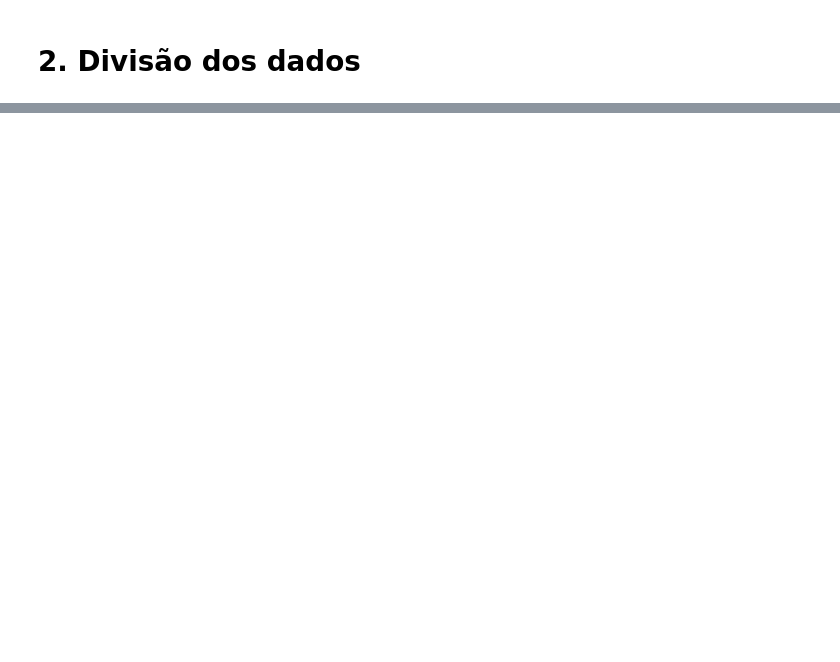
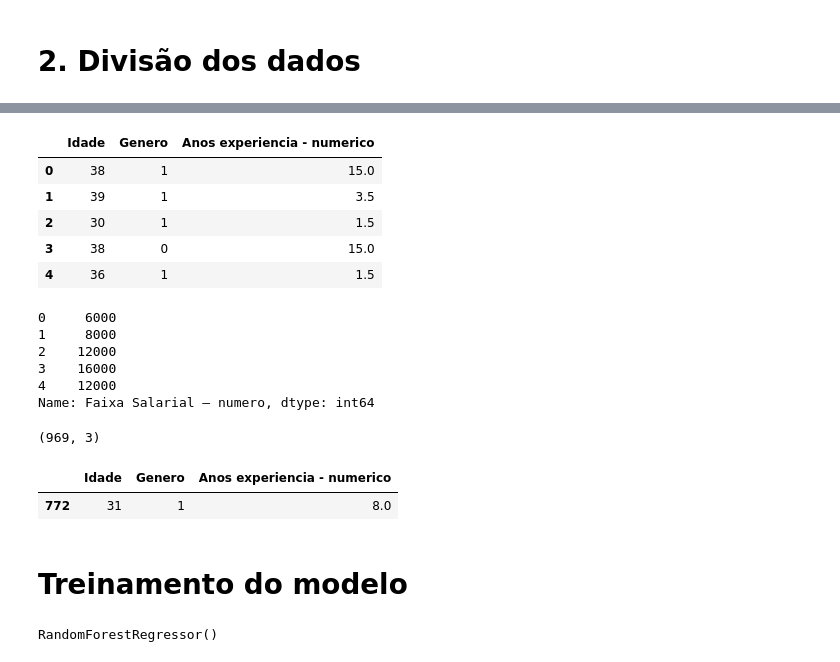
Before and after one commit to renansko/LPA, a Jupyter notebook: Exe_1.ipynb, the cells around one changed output, grey strips where cells are left out. Drawn from its saved outputs; the diff is of its cells as text; code cells hidden in the pictures; blank space fills up the shorter version.

```diff
--- a/Exe_1.ipynb
+++ b/Exe_1.ipynb
@@ -486,0 +523,20 @@ plt.show()
+# %%
+x = dados_num.drop('Faixa Salarial – numero', axis=1)
+x.head()
+# %% [output]
+|  | Idade | Genero | Anos experiencia - numerico |
+| 0 | 38 | 1 | 15.0 |
+| 1 | 39 | 1 | 3.5 |
+| 2 | 30 | 1 | 1.5 |
+| 3 | 38 | 0 | 15.0 |
+| 4 | 36 | 1 | 1.5 |
+# %%
+y = dados_num['Faixa Salarial – numero']
+y.head()
+# %% [output]
+0     6000
+1     8000
+2    12000
+3    16000
+4    12000
+Name: Faixa Salarial – numero, dtype: int64
@@ -486,0 +545,14 @@ plt.show()
+# %%
+print(X_train.shape)
+X_train.head(1)
+# %% [output]
+(969, 3)
+|  | Idade | Genero | Anos experiencia - numerico |
+| 772 | 31 | 1 | 8.0 |
+# %% [markdown]
+# Treinamento do modelo
+# %%
+model_rf = RandomForestRegressor()
+model_rf.fit(X_train, y_train)
+# %% [output]
+RandomForestRegressor()
```
Also changed, not shown: parts of 37 cells of this notebook.
